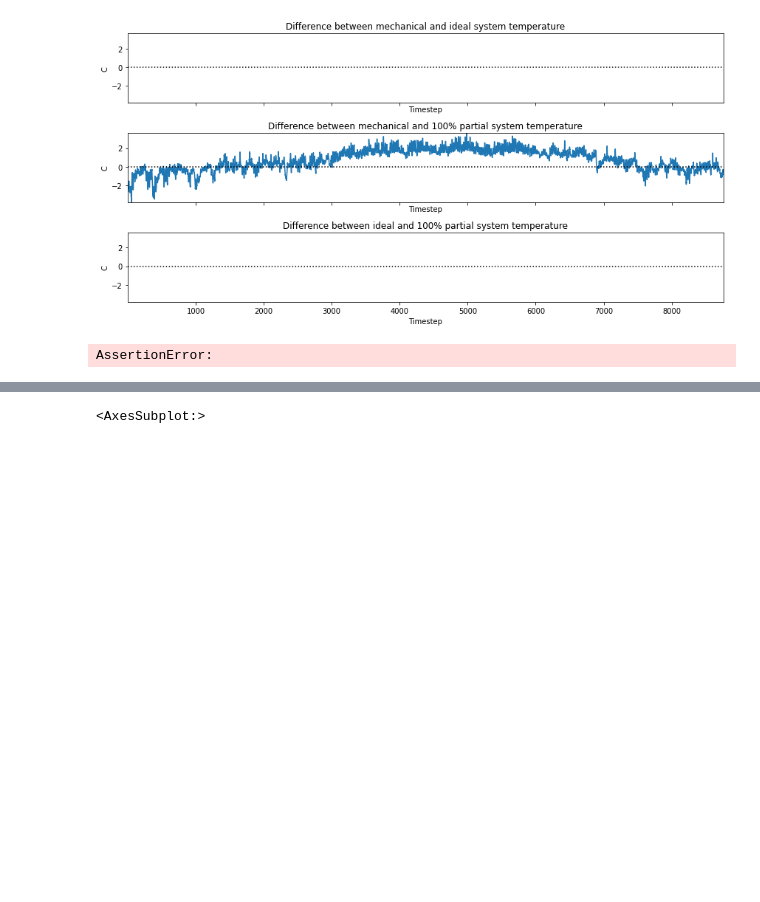
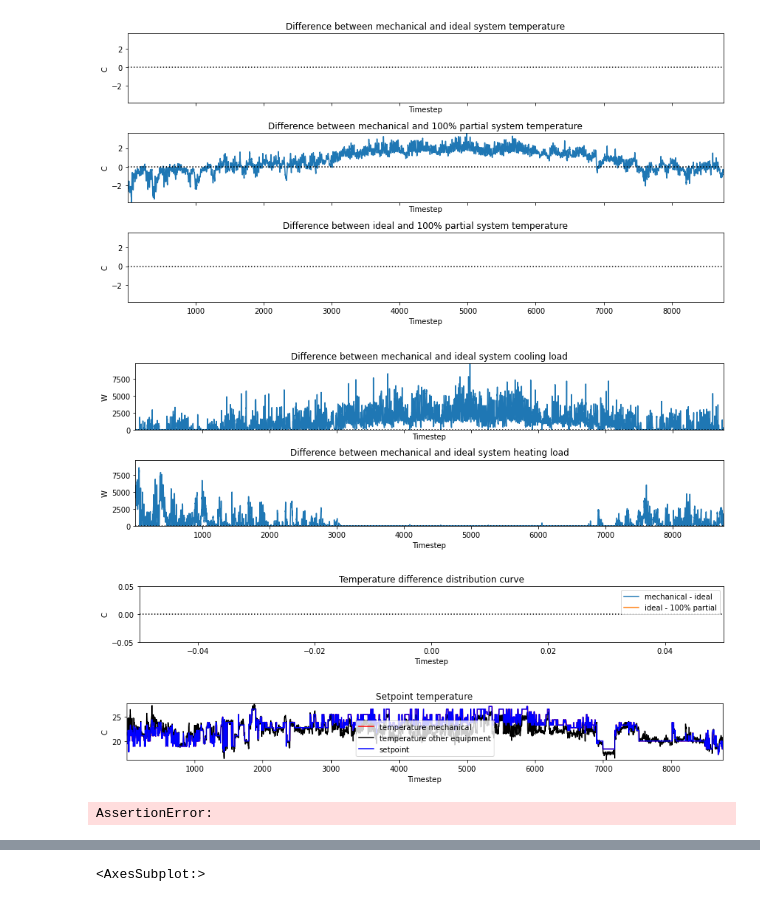
Before and after one commit to intelligent-environments-lab/DOE_XStock, a Jupyter notebook: analysis/post_simulation.ipynb, the cells around one changed output, grey strips where cells are left out. Drawn from its saved outputs; the diff is of its cells as text; code cells hidden in the pictures; blank space fills up the shorter version.

```diff
--- a/analysis/post_simulation.ipynb
+++ b/analysis/post_simulation.ipynb
@@ -81,8 +81,6 @@ for ax in fig.axes:
 plt.tight_layout()
 plt.show()
 
-assert False
-
 # load difference time series
 row_count, column_count = 2, 1
 fig, axs = plt.subplots(row_count, column_count, figsize=(12*column_count,2*row_count), sharex=True, sharey=True)
@@ -128,15 +126,19 @@ plt.show()
 row_count, column_count = 1, 1
 fig, ax = plt.subplots(row_count, column_count, figsize=(12,2))
 
-x, y1, y2 = plot_data['timestep'], plot_data['setpoint'], plot_data['other_equipment_temperature']
+x, y1, y2, y3 = plot_data['timestep'], plot_data['setpoint'], plot_data['mechanical_temperature'], plot_data['other_equipment_temperature']
+
+ax.plot(x, y2, color='red', label='temperature mechanical')
+ax.plot(x, y3, color='black', label='temperature other equipment')
 ax.plot(x, y1, color='blue', label='setpoint')
-ax.plot(x, y2, color='black', label='temperature')
 ax.set_xlabel('Timestep')
 ax.set_ylabel('C')
 ax.set_title('Setpoint temperature')
 ax.legend()
 plt.tight_layout()
 plt.show()
+
+assert False
 
 # temperature-setpoint difference time series
 row_count, column_count = 1, 1
@@ -185,31 +187,34 @@ for ax in fig.axes:
 # temperature difference duration curve between partial load setpoint and setpoint
 plot_data = data[data['reference']>=2].copy()
 row_count = 1
 column_count = len(plot_data['reference'].unique())
 fig, axs = plt.subplots(row_count, column_count, figsize=(4*column_count,2*row_count))
 
 for ax, (r, r_data) in zip(fig.axes, plot_data.groupby('reference')):
     y = r_data['other_equipment_setpoint_difference']
     ax.hist(y, bins=15)
     ax.set_title(r)
 
 plt.tight_layout()
 plt.show()
 
 # temperature difference duration curve between partial load setpoint and setpoint
 plot_data = data[data['reference']>=4].copy()
 row_count = 1
 column_count = len(plot_data['reference'].unique())
 fig, axs = plt.subplots(row_count, column_count, figsize=(4*column_count,4*row_count))
 
 for ax, (r, r_data) in zip(fig.axes, plot_data.groupby('reference')):
     x = r_data['other_equipment_setpoint_difference']
     y = r_data['cooling_load_multiplier']
     ax.scatter(x, y)
     ax.set_title(r)
 
 plt.tight_layout()
 plt.show()
 # %% [output]
 [figure]
+[figure, added]
+[figure, added]
+[figure, added]
 AssertionError:
```
Also changed, not shown: parts of 1 cell of this notebook.
